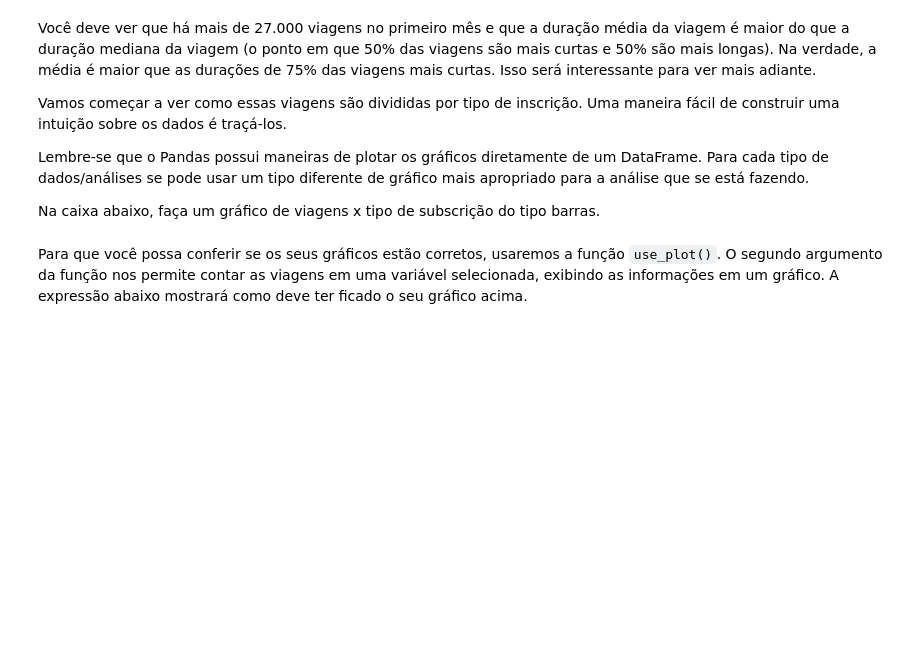
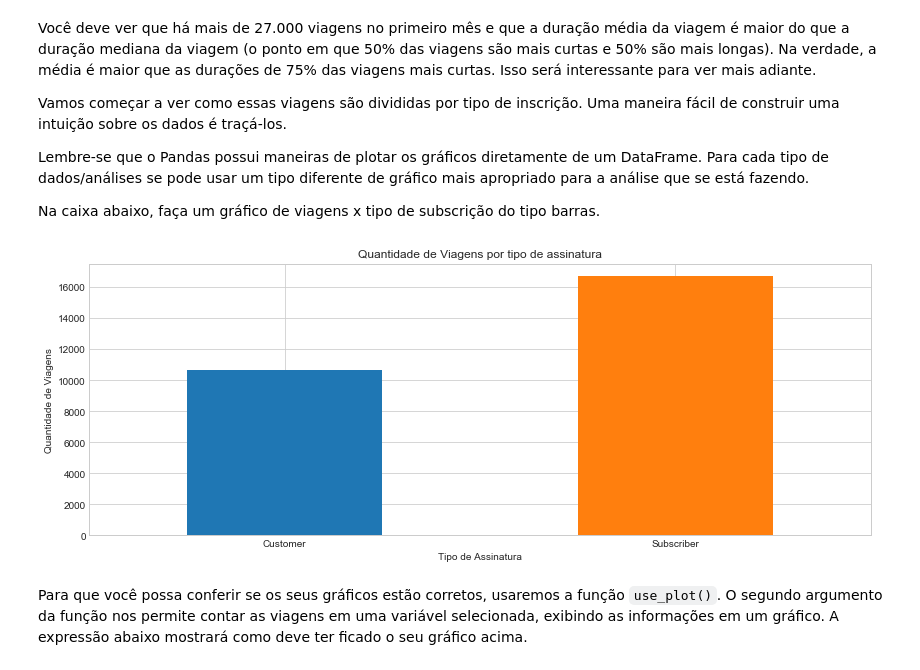
Before and after one commit to bertaglia/bikeshareanalysis, a Jupyter notebook: Analise_Bay_Area_Bike_Share-NDFDSI.ipynb, the cells around one changed output. Saved outputs shown, nothing was run; the diff lists cells and outputs as text; code cells hidden in the pictures; blank space fills up the shorter version.

```diff
--- a/Analise_Bay_Area_Bike_Share-NDFDSI.ipynb
+++ b/Analise_Bay_Area_Bike_Share-NDFDSI.ipynb
@@ -96,11 +96,14 @@ Primeiro, carregue todos os pacotes e funções que você usará em sua análise
 > **Dica**: Você pode executar uma célula de código ou renderizar um texto em Markdown clicando na célula e usando o atalho do teclado **Shift** + **Enter** ou **Shift** + **Return**. Alternativamente, uma célula de código pode ser executada usando o botão **Play** na barra de ferramentas (a cima no IPython Notebook) depois de selecioná-la. Enquanto a célula estiver em execução, você verá um asterisco na mensagem à esquerda da célula, ou seja, `In [*]:`. O asterisco mudará para um número para mostrar que a execução foi concluída, Ex: `In [1]`. Se houver saída, ele aparecerá como `Out [1]:`, com um número apropriado para coincidir com o número de "In".
 # %%
 # Importa todas as bibliotecas necessárias
+import matplotlib.pyplot as plt
 %matplotlib inline
 import csv
 from datetime import datetime
 import numpy as np
 import pandas as pd
+import seaborn as sns
+sns.set_style("whitegrid")
 from babs_datacheck import question_3
 from babs_visualizations import usage_stats, usage_plot
 from IPython.display import display
@@ -300,7 +327,14 @@ Na caixa abaixo, faça um gráfico de viagens x tipo de subscrição do tipo bar
 # %%
 # TODO: plote um gráfico de barras que mostre quantidade de viagens por subscription_type
 # lembrando que quando o comando .plot é usado, se pode escolher o tipo de gráfico usando
 # o parâmetro kind. Ex: plot(kind='bar')
+trip_data.groupby('subscription_type')['duration'].count().plot(kind='bar', figsize=(14,5));
+plt.title('Quantidade de Viagens por tipo de assinatura');
+plt.xlabel('Tipo de Assinatura');
+plt.xticks(rotation=0);
+plt.ylabel('Quantidade de Viagens');
+# %% [output]
+[figure, added]
 # %% [markdown]
 Para que você possa conferir se os seus gráficos estão corretos, usaremos a função `use_plot()`. O segundo argumento da função nos permite contar as viagens em uma variável selecionada, exibindo as informações em um gráfico. A expressão abaixo mostrará como deve ter ficado o seu gráfico acima.
 # %%
```
Also changed, not shown: parts of 20 cells of this notebook, 3 other files.
